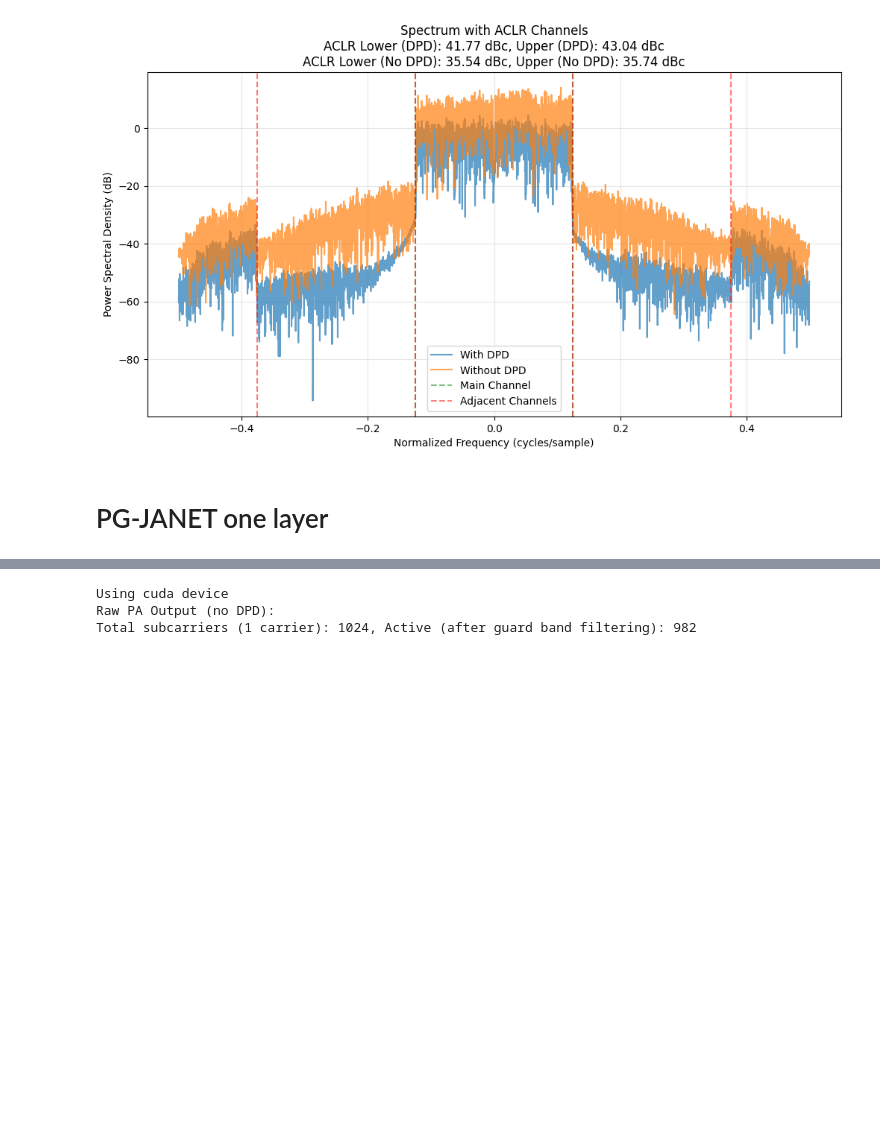
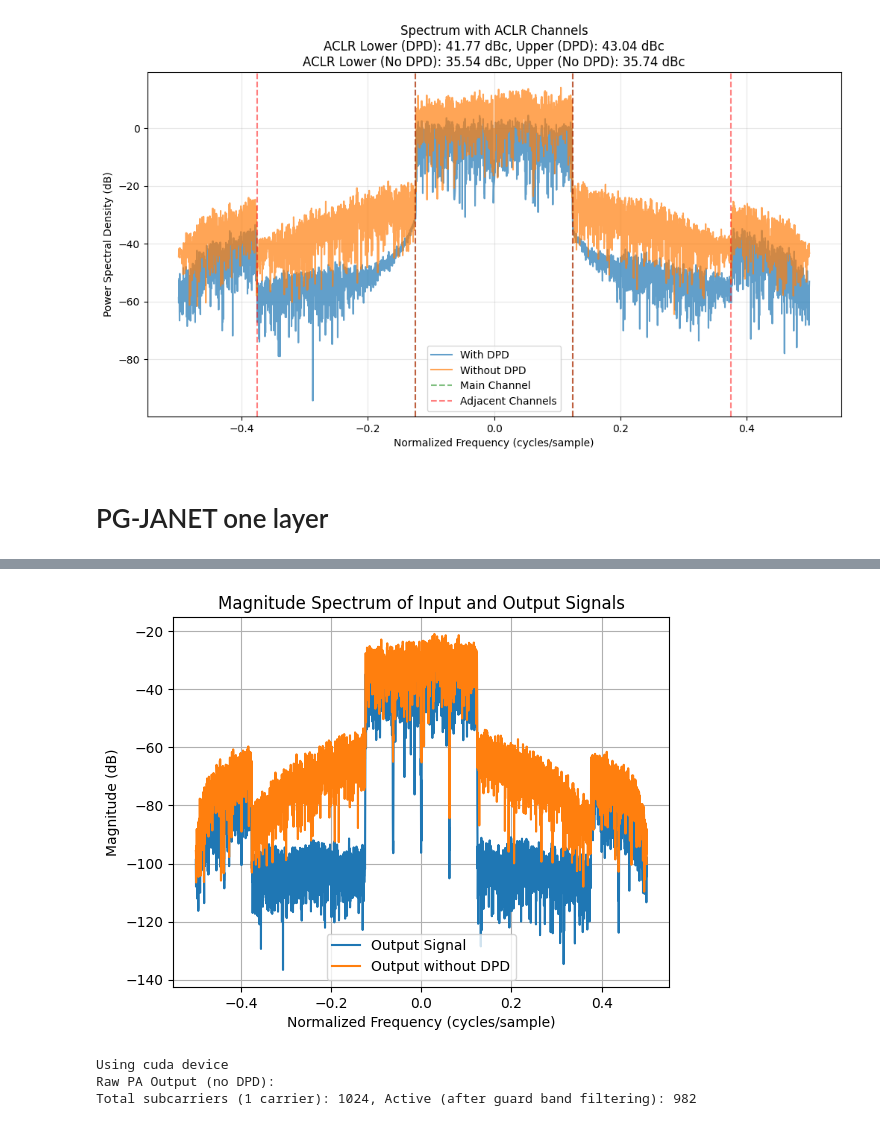
Before and after one commit to aquigney/sparseDPD, a Jupyter notebook: open_dpd_pruning/open_dpd_dataset_pruning.ipynb, the cells around one changed output, grey strips where cells are left out. Saved outputs shown, nothing was run; the diff lists cells and outputs as text; code cells hidden in the pictures; blank space fills up the shorter version.

```diff
--- a/open_dpd_pruning/open_dpd_dataset_pruning.ipynb
+++ b/open_dpd_pruning/open_dpd_dataset_pruning.ipynb
@@ -196,7 +196,7 @@ datapath_pgjanet_one_layer.train_using_ila(
     valid_dataset = openDPD_dataManager.validation_dataset,
     iterations = 10,
     retrain_epochs_per_iteration=50,
-    seq_length=16834
+    seq_length=None
 )
 
 # find nmse
@@ -205,3 +205,4 @@ print(f"NMSE: {nmse:.4f} dB")
 
 # Plot the spectrum
 datapath_pgjanet_one_layer.plot_spectrum(openDPD_dataManager.test_dataset.input_data[:5000])
+# %% [output]
@@ -208,3 +226,4 @@ datapath_pgjanet_one_layer.plot_spectrum(openDPD_dataManager.test_dataset.input_
+[figure, added]
 # %%
 # Save inverse model
 PGJANET_inverse_nn.write_nn_to_file('pgjanet_inverse_model_open.pt')
```
Also changed, not shown: parts of 3 cells of this notebook, 2 other files.
